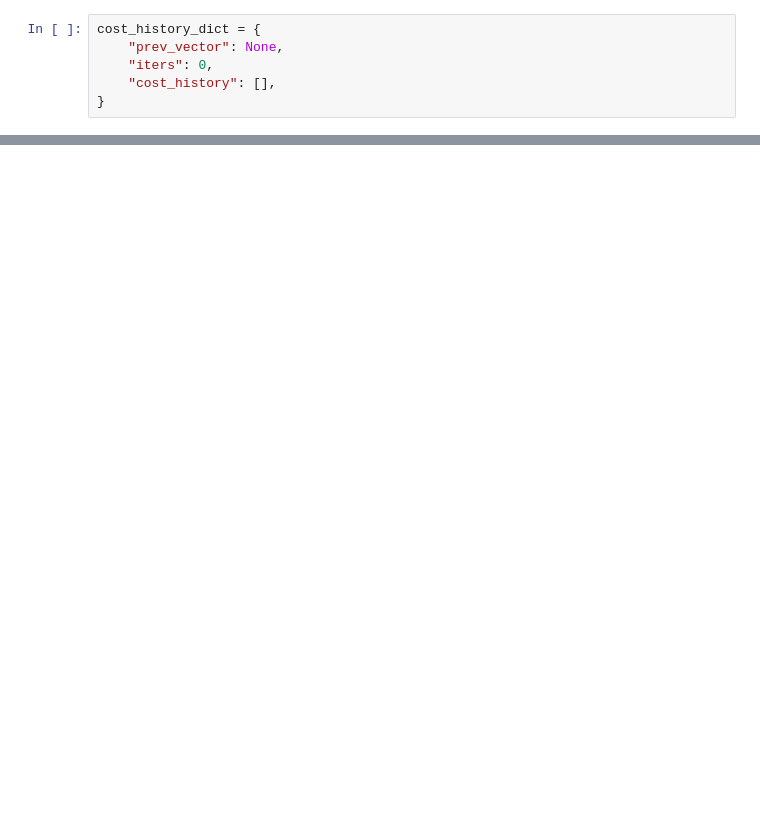
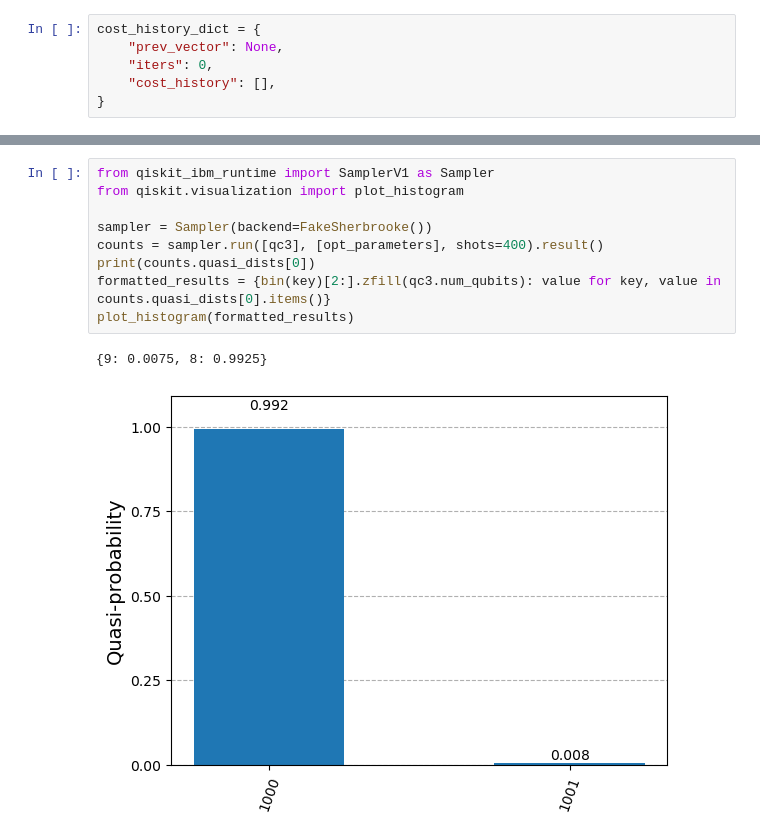
Before and after one commit to sofips/optimal_qst, a Jupyter notebook: Swap_swap_swap.ipynb, the cells around one changed output, grey strips where cells are left out. Cells and saved outputs as stored; diff of their text form; blank space fills up the shorter version.

```diff
--- a/Swap_swap_swap.ipynb
+++ b/Swap_swap_swap.ipynb
@@ -161,0 +225,12 @@ NameError: name 'res' is not defined
+# %%
+from qiskit_ibm_runtime import SamplerV1 as Sampler
+from qiskit.visualization import plot_histogram
+
+sampler = Sampler(backend=FakeSherbrooke())
+counts = sampler.run([qc3], [opt_parameters], shots=400).result()
+print(counts.quasi_dists[0])
+formatted_results = {bin(key)[2:].zfill(qc3.num_qubits): value for key, value in counts.quasi_dists[0].items()}
+plot_histogram(formatted_results)
+# %% [output]
+{9: 0.0075, 8: 0.9925}
+[figure, added]
```
Also changed, not shown: parts of 17 cells of this notebook, 1 other file.
